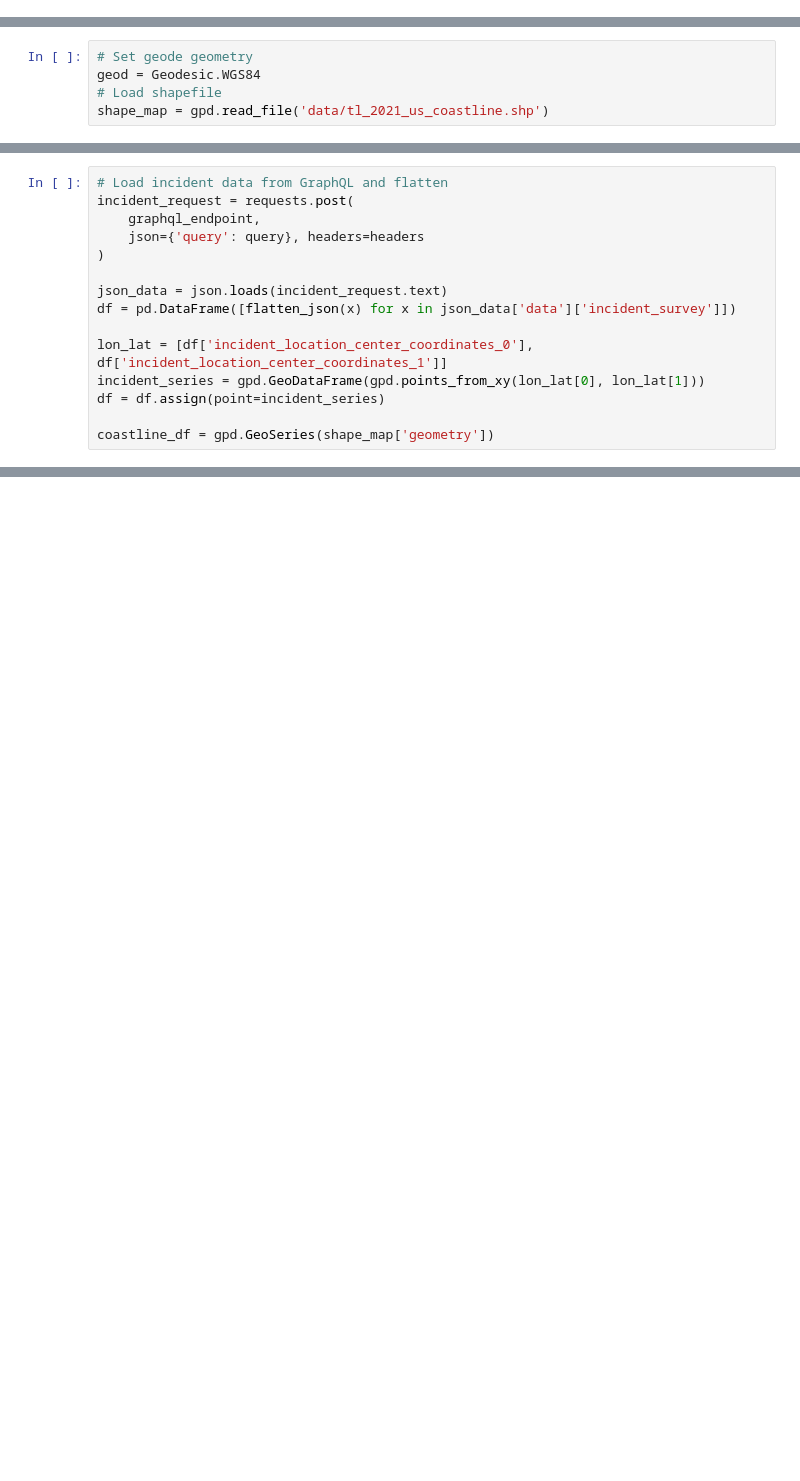
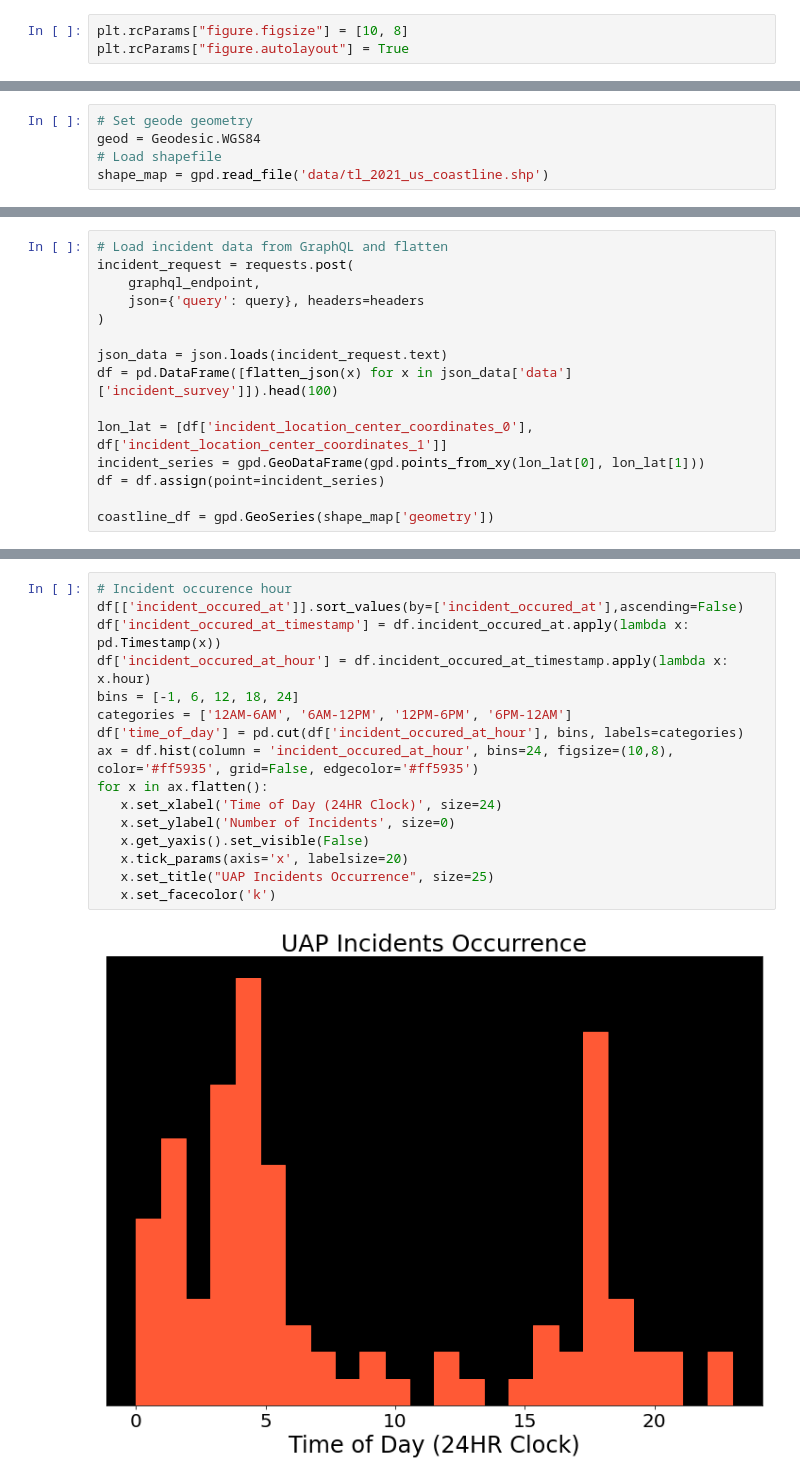
Before and after one commit to Enigma-Labs/explore-coastlines, a Jupyter notebook: Explore_Coastlines.ipynb, the cells around one changed output, grey strips where cells are left out. Drawn from its saved outputs; the diff is of its cells as text; blank space fills up the shorter version.

Commit message:
feat: clean up and add hour-of-day column

```diff
--- a/Explore_Coastlines.ipynb
+++ b/Explore_Coastlines.ipynb
@@ -18,5 +18,8 @@ headers = {'content-type': 'application/json',
            'Authorization': jwt,
            }
 query = open("coastline_incidents.graphql", "r").read()
+# %%
+plt.rcParams["figure.figsize"] = [10, 8]
+plt.rcParams["figure.autolayout"] = True
 # %%
 from geographiclib.geodesic import Geodesic
@@ -83,7 +82,7 @@ incident_request = requests.post(
 )
 
 json_data = json.loads(incident_request.text)
-df = pd.DataFrame([flatten_json(x) for x in json_data['data']['incident_survey']])
+df = pd.DataFrame([flatten_json(x) for x in json_data['data']['incident_survey']]).head(100)
 
 lon_lat = [df['incident_location_center_coordinates_0'], df['incident_location_center_coordinates_1']]
 incident_series = gpd.GeoDataFrame(gpd.points_from_xy(lon_lat[0], lon_lat[1]))
@@ -148 +136,19 @@ User-defined function verification is still under development in Modin. The func
+# %%
+# Incident occurence hour
+df[['incident_occured_at']].sort_values(by=['incident_occured_at'],ascending=False)
+df['incident_occured_at_timestamp'] = df.incident_occured_at.apply(lambda x: pd.Timestamp(x))
+df['incident_occured_at_hour'] = df.incident_occured_at_timestamp.apply(lambda x: x.hour)
+bins = [-1, 6, 12, 18, 24]
+categories = ['12AM-6AM', '6AM-12PM', '12PM-6PM', '6PM-12AM']
+df['time_of_day'] = pd.cut(df['incident_occured_at_hour'], bins, labels=categories)
+ax = df.hist(column = 'incident_occured_at_hour', bins=24, figsize=(10,8), color='#ff5935', grid=False, edgecolor='#ff5935')
+for x in ax.flatten():
+   x.set_xlabel('Time of Day (24HR Clock)', size=24)
+   x.set_ylabel('Number of Incidents', size=0)
+   x.get_yaxis().set_visible(False)
+   x.tick_params(axis='x', labelsize=20)
+   x.set_title("UAP Incidents Occurrence", size=25)
+   x.set_facecolor('k')
+# %% [output]
+[figure, added]
 # %%
```
Also changed, not shown: parts of 12 cells of this notebook.
